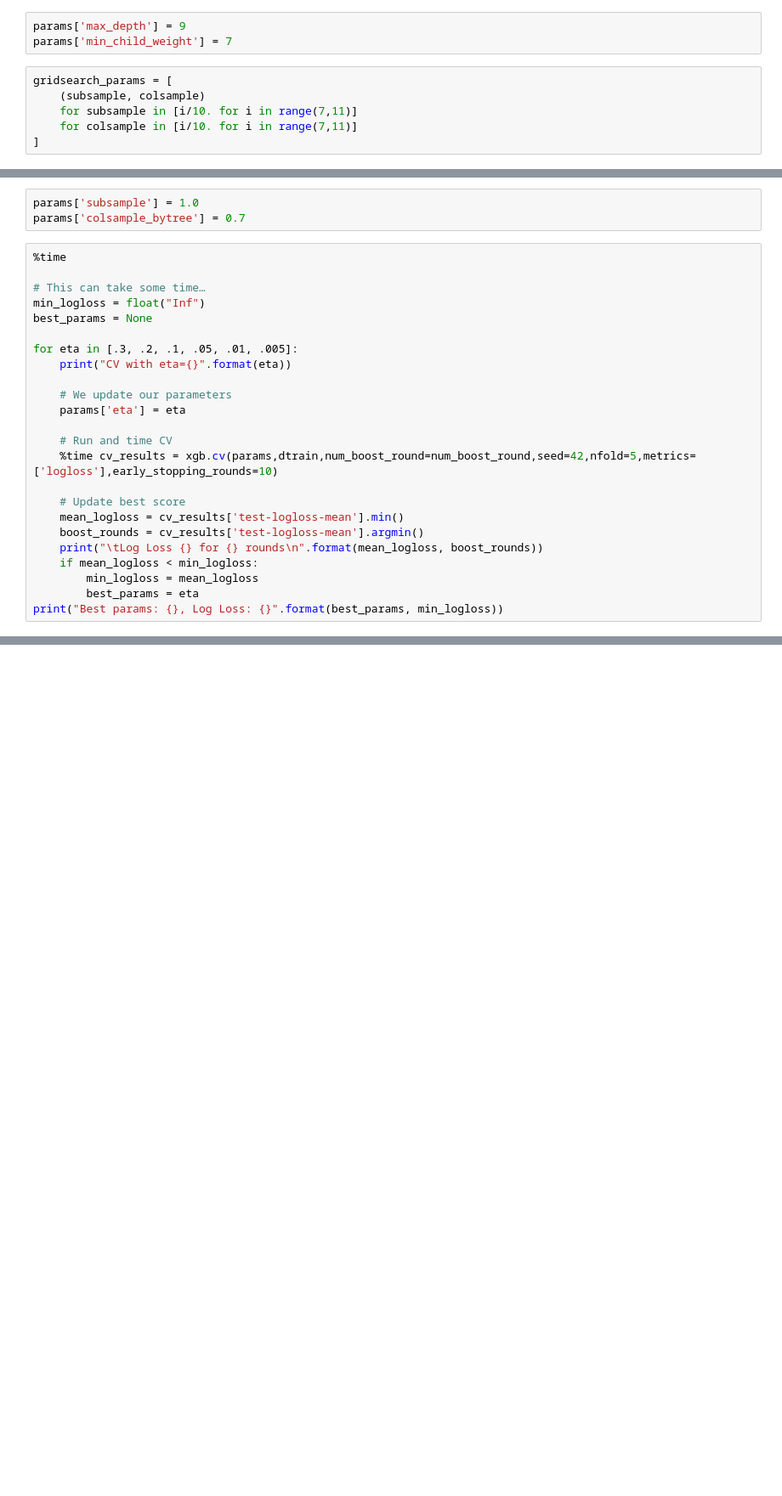
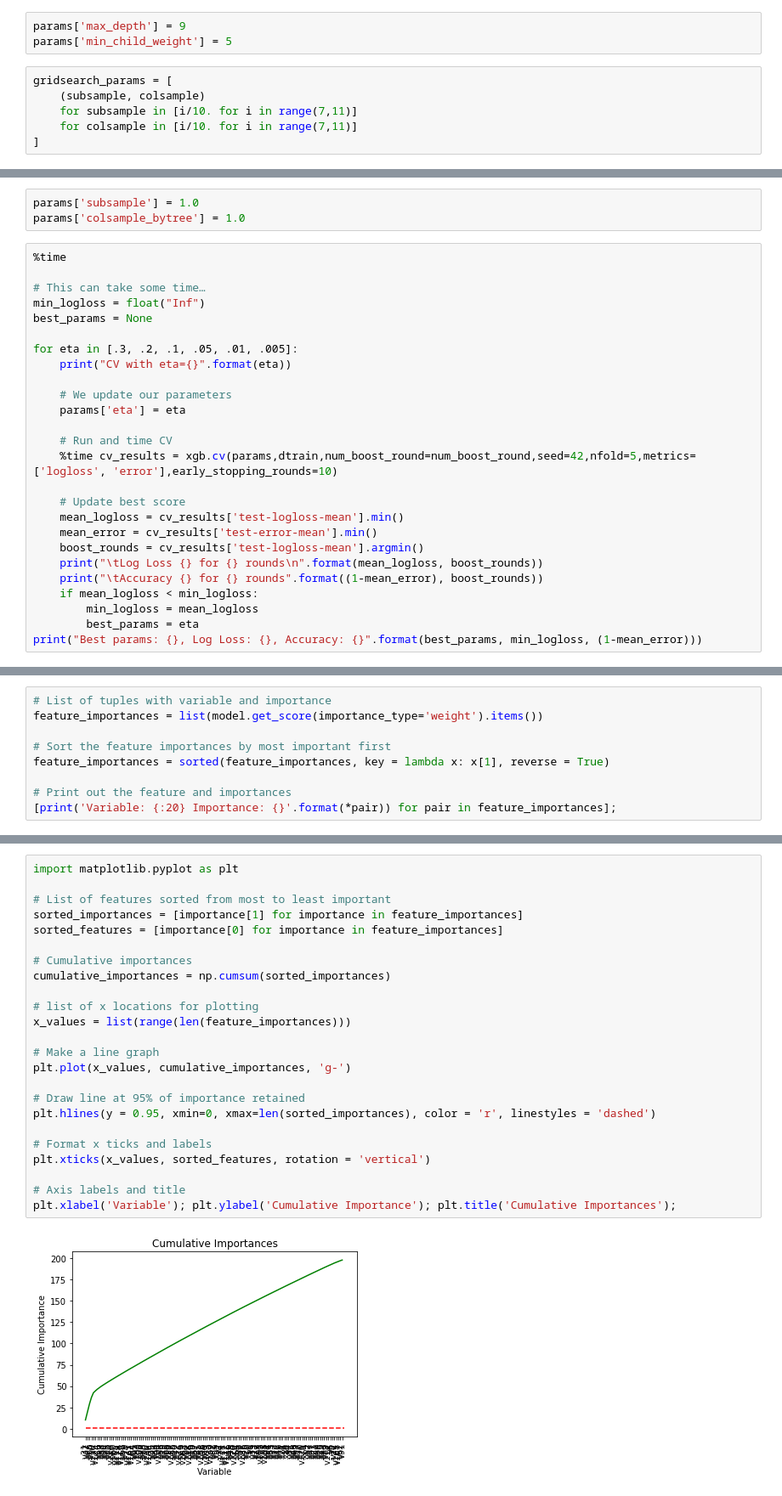
Before and after one commit to wnayden/QTW-Case-Studies, a Jupyter notebook: Nayden_William_Chau_Quyn_Case_Study_8.ipynb, the cells around one changed output, grey strips where cells are left out. Shown at 85% size. Cells and saved outputs as stored; diff of their text form; blank space fills up the shorter version.

```diff
--- a/Nayden_William_Chau_Quyn_Case_Study_8.ipynb
+++ b/Nayden_William_Chau_Quyn_Case_Study_8.ipynb
@@ -189,6 +279,6 @@ Best params: 9, 7, Log Loss: 0.5009812
 # %%
 params['max_depth'] = 9
-params['min_child_weight'] = 7
+params['min_child_weight'] = 5
 # %%
 gridsearch_params = [
     (subsample, colsample)
@@ -245,6 +337,6 @@ Best params: 1.0, 0.7, Log Loss: 0.5003356
 # %%
 params['subsample'] = 1.0
-params['colsample_bytree'] = 0.7
+params['colsample_bytree'] = 1.0
 # %%
 %time
 
@@ -259,16 +351,18 @@ for eta in [.3, .2, .1, .05, .01, .005]:
     params['eta'] = eta
 
     # Run and time CV
-    %time cv_results = xgb.cv(params,dtrain,num_boost_round=num_boost_round,seed=42,nfold=5,metrics=['logloss'],early_stopping_rounds=10)
+    %time cv_results = xgb.cv(params,dtrain,num_boost_round=num_boost_round,seed=42,nfold=5,metrics=['logloss', 'error'],early_stopping_rounds=10)
 
     # Update best score
     mean_logloss = cv_results['test-logloss-mean'].min()
+    mean_error = cv_results['test-error-mean'].min()
     boost_rounds = cv_results['test-logloss-mean'].argmin()
     print("\tLog Loss {} for {} rounds\n".format(mean_logloss, boost_rounds))
+    print("\tAccuracy {} for {} rounds".format((1-mean_error), boost_rounds))
     if mean_logloss < min_logloss:
         min_logloss = mean_logloss
         best_params = eta
-print("Best params: {}, Log Loss: {}".format(best_params, min_logloss))
+print("Best params: {}, Log Loss: {}, Accuracy: {}".format(best_params, min_logloss, (1-mean_error)))
 # %% [output]
 Wall time: 0 ns
 CV with eta=0.3
@@ -335,0 +446,9 @@ Best Log Loss: 0.49 in 553 rounds
+# %%
+# List of tuples with variable and importance
+feature_importances = list(model.get_score(importance_type='weight').items())
+
+# Sort the feature importances by most important first
+feature_importances = sorted(feature_importances, key = lambda x: x[1], reverse = True)
+
+# Print out the feature and importances
+[print('Variable: {:20} Importance: {}'.format(*pair)) for pair in feature_importances];
@@ -335,0 +473,26 @@ Best Log Loss: 0.49 in 553 rounds
+# %%
+import matplotlib.pyplot as plt
+
+# List of features sorted from most to least important
+sorted_importances = [importance[1] for importance in feature_importances]
+sorted_features = [importance[0] for importance in feature_importances]
+
+# Cumulative importances
+cumulative_importances = np.cumsum(sorted_importances)
+
+# list of x locations for plotting
+x_values = list(range(len(feature_importances)))
+
+# Make a line graph
+plt.plot(x_values, cumulative_importances, 'g-')
+
+# Draw line at 95% of importance retained
+plt.hlines(y = 0.95, xmin=0, xmax=len(sorted_importances), color = 'r', linestyles = 'dashed')
+
+# Format x ticks and labels
+plt.xticks(x_values, sorted_features, rotation = 'vertical')
+
+# Axis labels and title
+plt.xlabel('Variable'); plt.ylabel('Cumulative Importance'); plt.title('Cumulative Importances');
+# %% [output]
+[figure, added]
```
Also changed, not shown: parts of 38 cells of this notebook.
